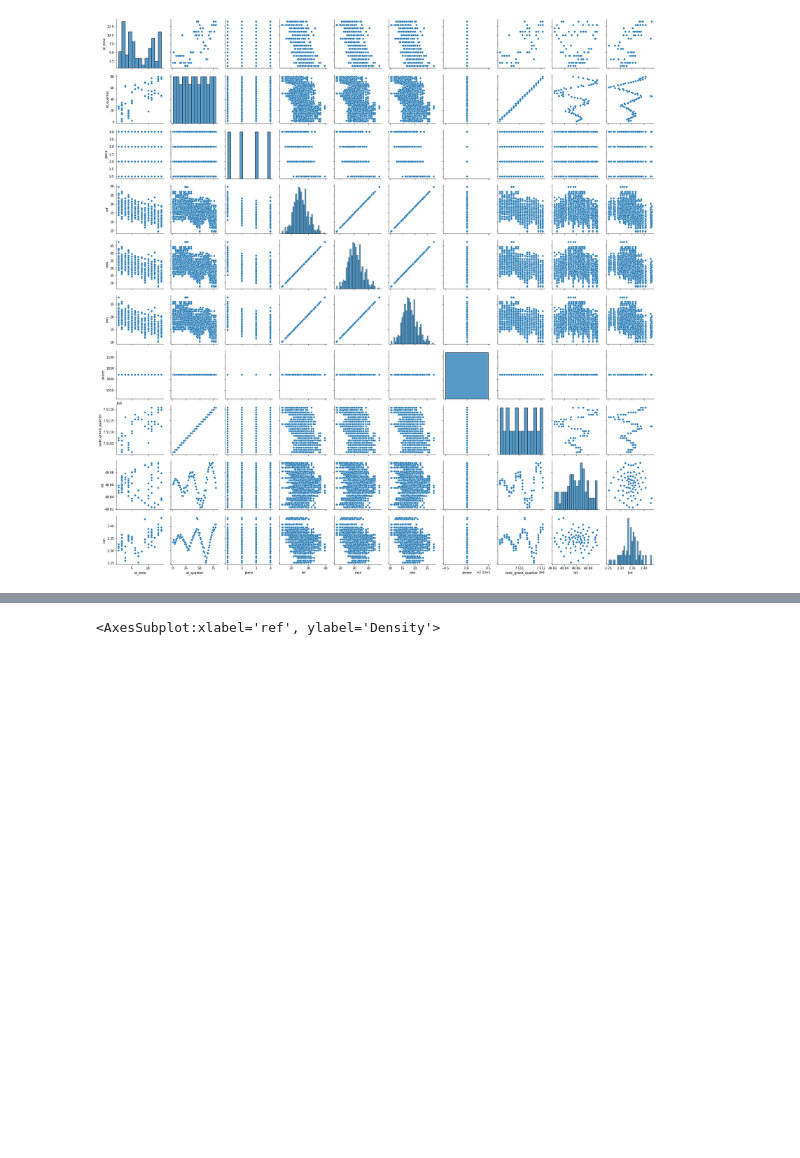
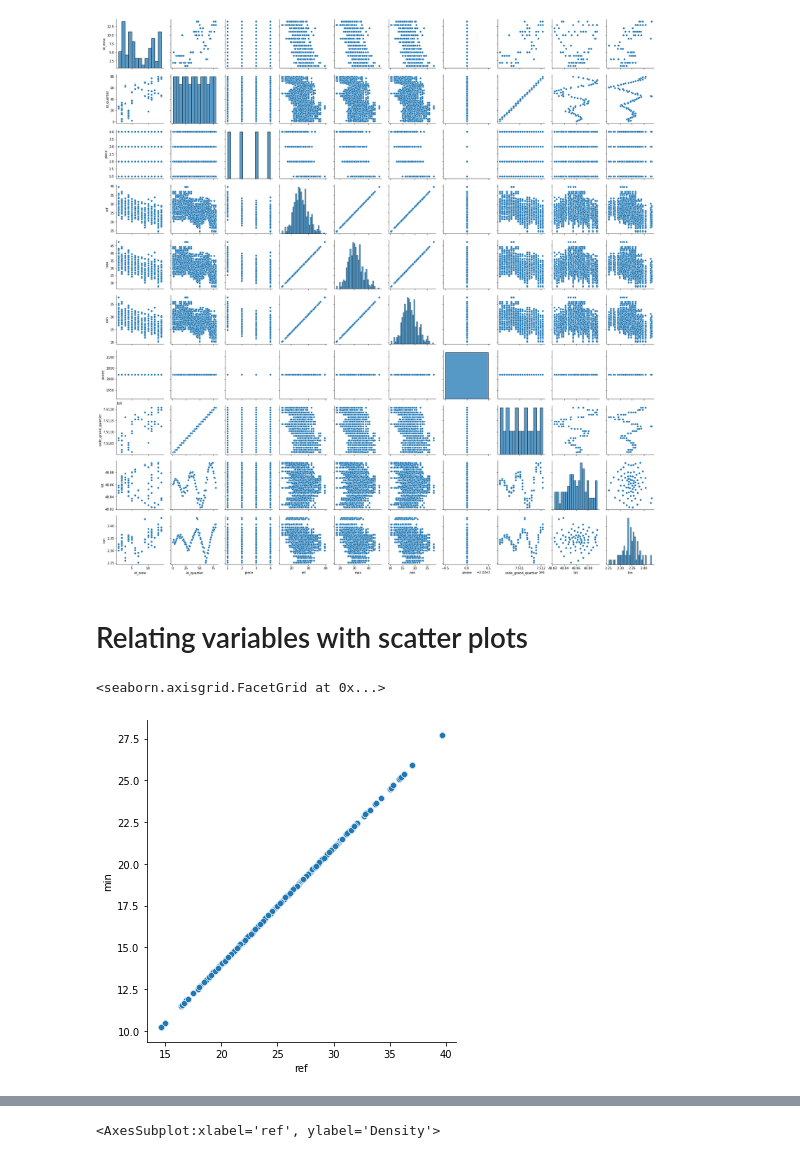
Before and after one commit to Djessyatta/exploring-data-analysis, a Jupyter notebook: explorating-data-analysis.ipynb, the cells around one changed output, grey strips where cells are left out. Cells and saved outputs as stored; diff of their text form; code cells hidden in the pictures; blank space fills up the shorter version.

```diff
--- a/explorating-data-analysis.ipynb
+++ b/explorating-data-analysis.ipynb
@@ -116,3 +118,10 @@ sns.pairplot(df)
 # %% [output]
 <seaborn.axisgrid.PairGrid at 0x...>
 [figure]
+# %% [markdown]
+# Relating variables with scatter plots
+# %%
+sns.relplot(x="ref", y="min", data=df)
+# %% [output]
+<seaborn.axisgrid.FacetGrid at 0x...>
+[figure, added]
```
Also changed, not shown: parts of 11 cells of this notebook, 11 other files.
